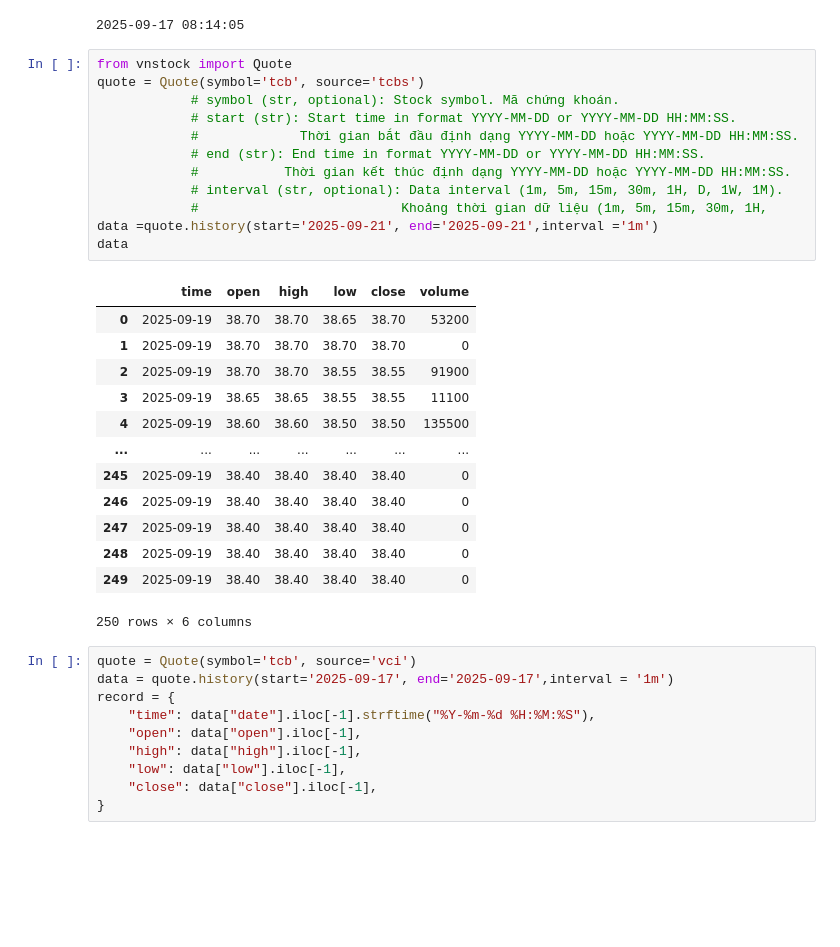
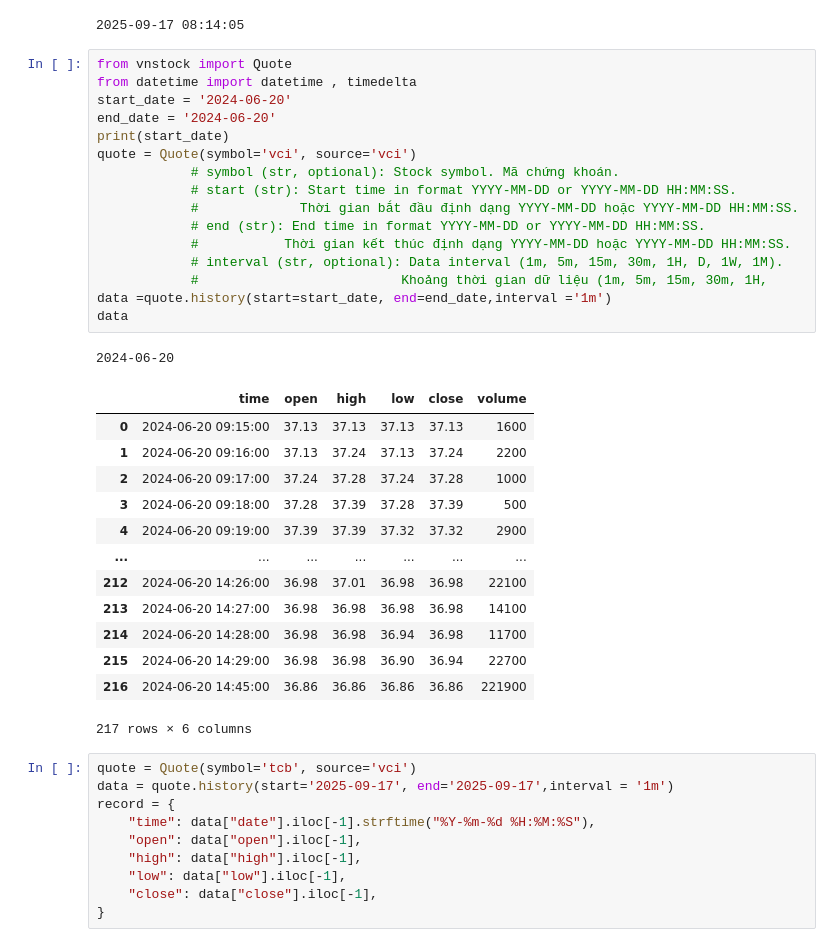
Before and after one commit to Amature123/seminar, a Jupyter notebook: test_api/Untitled.ipynb, the cells around one changed output. Saved outputs shown, nothing was run; the diff lists cells and outputs as text; blank space fills up the shorter version.

```diff
--- a/test_api/Untitled.ipynb
+++ b/test_api/Untitled.ipynb
@@ -41,30 +41,35 @@ print(start)
 2025-09-17 08:14:05
 # %%
 from vnstock import Quote
-quote = Quote(symbol='tcb', source='tcbs')
+from datetime import datetime , timedelta
+start_date = '2024-06-20'
+end_date = '2024-06-20'
+print(start_date)
+quote = Quote(symbol='vci', source='vci')
             # symbol (str, optional): Stock symbol. Mã chứng khoán.
             # start (str): Start time in format YYYY-MM-DD or YYYY-MM-DD HH:MM:SS.
             #             Thời gian bắt đầu định dạng YYYY-MM-DD hoặc YYYY-MM-DD HH:MM:SS.
             # end (str): End time in format YYYY-MM-DD or YYYY-MM-DD HH:MM:SS.
             #           Thời gian kết thúc định dạng YYYY-MM-DD hoặc YYYY-MM-DD HH:MM:SS.
             # interval (str, optional): Data interval (1m, 5m, 15m, 30m, 1H, D, 1W, 1M).
             #                          Khoảng thời gian dữ liệu (1m, 5m, 15m, 30m, 1H,
-data =quote.history(start='2025-09-21', end='2025-09-21',interval ='1m')
+data =quote.history(start=start_date, end=end_date,interval ='1m')
 data
 # %% [output]
+2024-06-20
 |  | time | open | high | low | close | volume |
-| 0 | 2025-09-19 | 38.70 | 38.70 | 38.65 | 38.70 | 53200 |
-| 1 | 2025-09-19 | 38.70 | 38.70 | 38.70 | 38.70 | 0 |
-| 2 | 2025-09-19 | 38.70 | 38.70 | 38.55 | 38.55 | 91900 |
-| 3 | 2025-09-19 | 38.65 | 38.65 | 38.55 | 38.55 | 11100 |
-| 4 | 2025-09-19 | 38.60 | 38.60 | 38.50 | 38.50 | 135500 |
+| 0 | 2024-06-20 09:15:00 | 37.13 | 37.13 | 37.13 | 37.13 | 1600 |
+| 1 | 2024-06-20 09:16:00 | 37.13 | 37.24 | 37.13 | 37.24 | 2200 |
+| 2 | 2024-06-20 09:17:00 | 37.24 | 37.28 | 37.24 | 37.28 | 1000 |
+| 3 | 2024-06-20 09:18:00 | 37.28 | 37.39 | 37.28 | 37.39 | 500 |
+| 4 | 2024-06-20 09:19:00 | 37.39 | 37.39 | 37.32 | 37.32 | 2900 |
 | ... | ... | ... | ... | ... | ... | ... |
-| 245 | 2025-09-19 | 38.40 | 38.40 | 38.40 | 38.40 | 0 |
-| 246 | 2025-09-19 | 38.40 | 38.40 | 38.40 | 38.40 | 0 |
-| 247 | 2025-09-19 | 38.40 | 38.40 | 38.40 | 38.40 | 0 |
-| 248 | 2025-09-19 | 38.40 | 38.40 | 38.40 | 38.40 | 0 |
-| 249 | 2025-09-19 | 38.40 | 38.40 | 38.40 | 38.40 | 0 |
+| 212 | 2024-06-20 14:26:00 | 36.98 | 37.01 | 36.98 | 36.98 | 22100 |
+| 213 | 2024-06-20 14:27:00 | 36.98 | 36.98 | 36.98 | 36.98 | 14100 |
+| 214 | 2024-06-20 14:28:00 | 36.98 | 36.98 | 36.94 | 36.98 | 11700 |
+| 215 | 2024-06-20 14:29:00 | 36.98 | 36.98 | 36.90 | 36.94 | 22700 |
+| 216 | 2024-06-20 14:45:00 | 36.86 | 36.86 | 36.86 | 36.86 | 221900 |
-250 rows × 6 columns
+217 rows × 6 columns
 # %%
 quote = Quote(symbol='tcb', source='vci')
 data = quote.history(start='2025-09-17', end='2025-09-17',interval = '1m')
```
Also changed, not shown: 5 other files.
